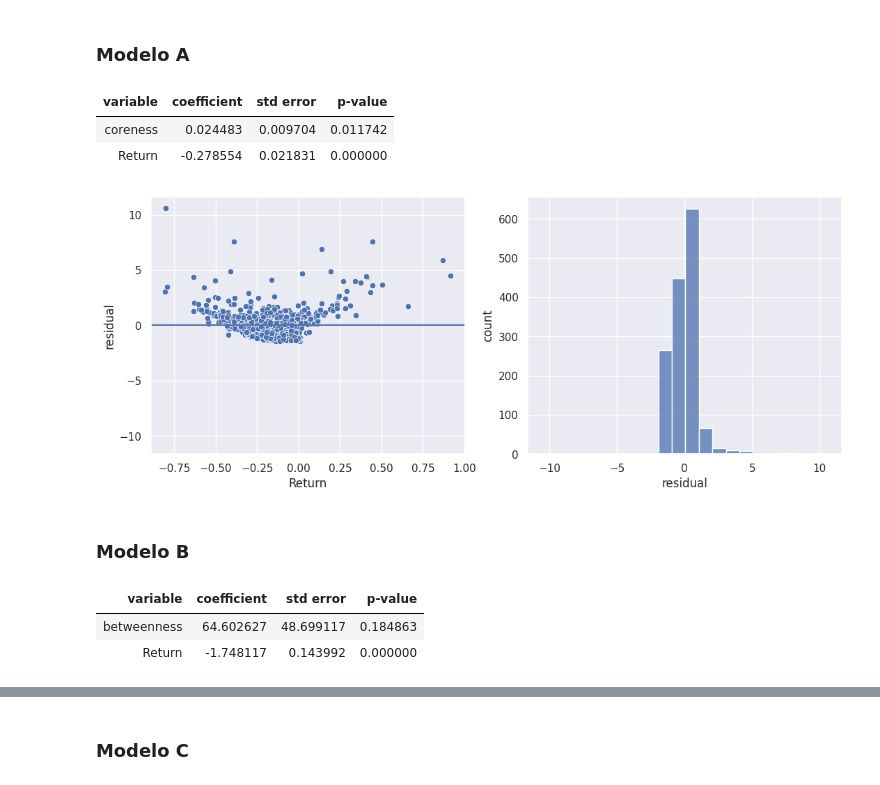
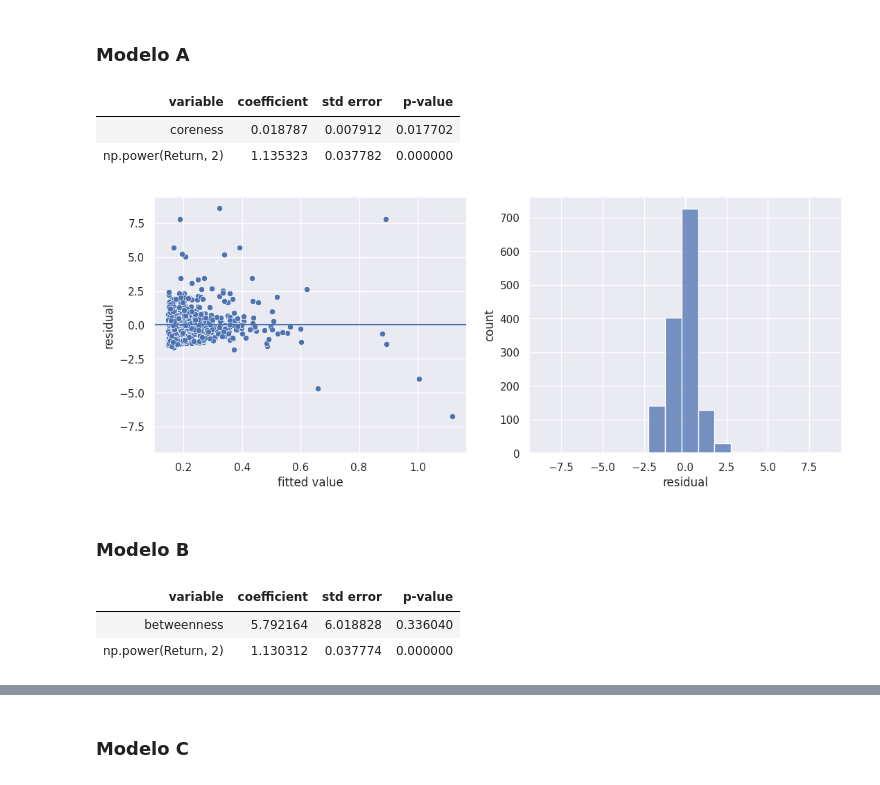
Before and after one commit to arthurchieppe/redsoc-projeto, a Jupyter notebook: modelos.ipynb, the cells around one changed output, grey strips where cells are left out. Cells and saved outputs as stored; diff of their text form; code cells hidden in the pictures.

```diff
--- a/modelos.ipynb
+++ b/modelos.ipynb
@@ -37,23 +37,28 @@ metrics["Sharpe"] = metrics["1Y Sharpe"]
 # %% [markdown]
 ### Modelo A
 # %%
-result = reg.linear(data=metrics, formula='Volatility ~ coreness + Return')
+result = reg.linear(data=metrics, formula='Volatility ~ coreness + np.power(Return, 2)')
+# result = reg.linear(data=metrics, formula='Volatility ~ coreness + Return')
+
 result.micro_summary()
 # %% [output]
 | variable | coefficient | std error | p-value |
-| coreness | 0.024483 | 0.009704 | 0.011742 |
-| Return | -0.278554 | 0.021831 | 0.000000 |
+| coreness | 0.018787 | 0.007912 | 0.017702 |
+| np.power(Return, 2) | 1.135323 | 0.037782 | 0.000000 |
 # %%
-result.plot_residuals(metrics["Return"])
+# result.plot_residuals(metrics["Return"])
+result.plot_residuals()
 # %% [output]
-[figure, old version]
+[figure, new version]
 # %% [markdown]
 ### Modelo B
 # %%
-result = reg.linear(data=metrics, formula='np.log(Volatility) ~ betweenness + Return')
+# result = reg.linear(data=metrics, formula='np.log(Volatility) ~ betweenness + Return')
+result = reg.linear(data=metrics, formula='Volatility ~ betweenness + np.power(Return, 2)')
+
 result.micro_summary()
 # %% [output]
 | variable | coefficient | std error | p-value |
-| betweenness | 64.602627 | 48.699117 | 0.184863 |
-| Return | -1.748117 | 0.143992 | 0.000000 |
+| betweenness | 5.792164 | 6.018828 | 0.336040 |
+| np.power(Return, 2) | 1.130312 | 0.037774 | 0.000000 |
 # %%
```
Also changed, not shown: parts of 14 cells of this notebook, 1 other file.
